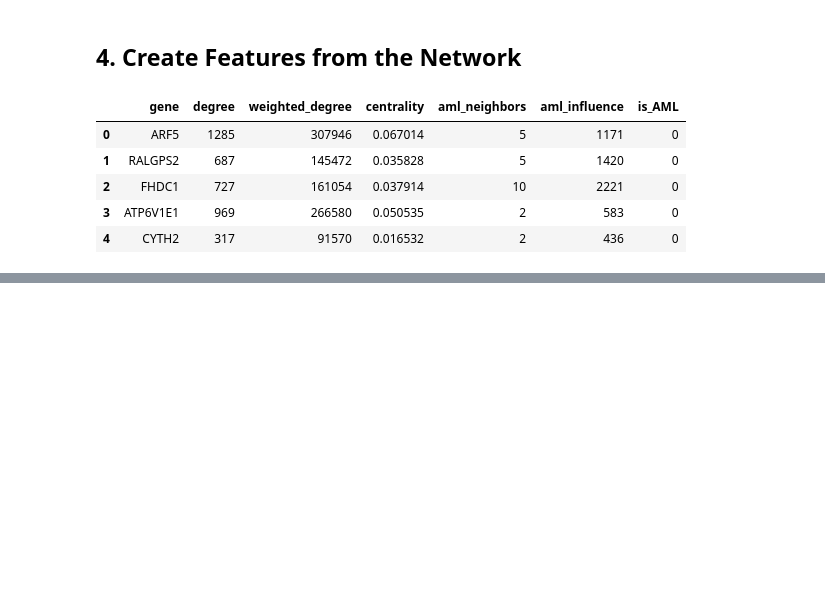
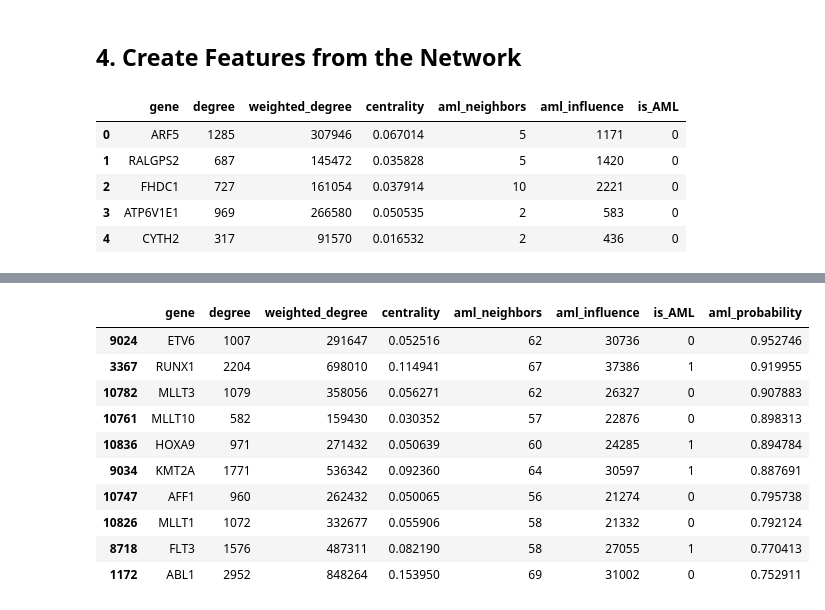
Before and after one commit to JuanSeguraA/ppi-cancer-prediction, a Jupyter notebook: ppi_cancer_prediction.ipynb, the cells around one changed output, grey strips where cells are left out. Cells and saved outputs as stored; diff of their text form; code cells hidden in the pictures; blank space fills up the shorter version.

```diff
--- a/ppi_cancer_prediction.ipynb
+++ b/ppi_cancer_prediction.ipynb
@@ -337,0 +347,15 @@ network_data.head()
+# %%
+X = network_data.drop(columns=['gene', 'is_AML'])
+y = network_data['is_AML']
+
+X_train, X_test, y_train, y_test = train_test_split(X, y, test_size=0.20, random_state=42, stratify=y)
+
+# Scale features such that logistic regression model doesn't become biased to large ranges
+scaler = StandardScaler()
+
+X_train_scaled = scaler.fit_transform(X_train)
+X_test_scaled = scaler.transform(X_test) # don't fit test data
+
+LR_model = LogisticRegression(max_iter=1000)
+
+LR_model.fit(X_train_scaled, y_train)
@@ -337,0 +384,21 @@ network_data.head()
+# %%
+X_scaled = scaler.transform(X)
+
+network_data['aml_probability'] = LR_model.predict_proba(X_scaled)[:, 1]
+
+# Sort genes by likelihood
+ranked_genes = network_data.sort_values(by='aml_probability', ascending=False)
+
+ranked_genes.head(10)
+# %% [output]
+|  | gene | degree | weighted_degree | centrality | aml_neighbors | aml_influence | is_AML | aml_probability |
+| 9024 | ETV6 | 1007 | 291647 | 0.052516 | 62 | 30736 | 0 | 0.952746 |
+| 3367 | RUNX1 | 2204 | 698010 | 0.114941 | 67 | 37386 | 1 | 0.919955 |
+| 10782 | MLLT3 | 1079 | 358056 | 0.056271 | 62 | 26327 | 0 | 0.907883 |
+| 10761 | MLLT10 | 582 | 159430 | 0.030352 | 57 | 22876 | 0 | 0.898313 |
+| 10836 | HOXA9 | 971 | 271432 | 0.050639 | 60 | 24285 | 1 | 0.894784 |
+| 9034 | KMT2A | 1771 | 536342 | 0.092360 | 64 | 30597 | 1 | 0.887691 |
+| 10747 | AFF1 | 960 | 262432 | 0.050065 | 56 | 21274 | 0 | 0.795738 |
+| 10826 | MLLT1 | 1072 | 332677 | 0.055906 | 58 | 21332 | 0 | 0.792124 |
+| 8718 | FLT3 | 1576 | 487311 | 0.082190 | 58 | 27055 | 1 | 0.770413 |
+| 1172 | ABL1 | 2952 | 848264 | 0.153950 | 69 | 31002 | 0 | 0.752911 |
```
Also changed, not shown: parts of 6 cells of this notebook.
